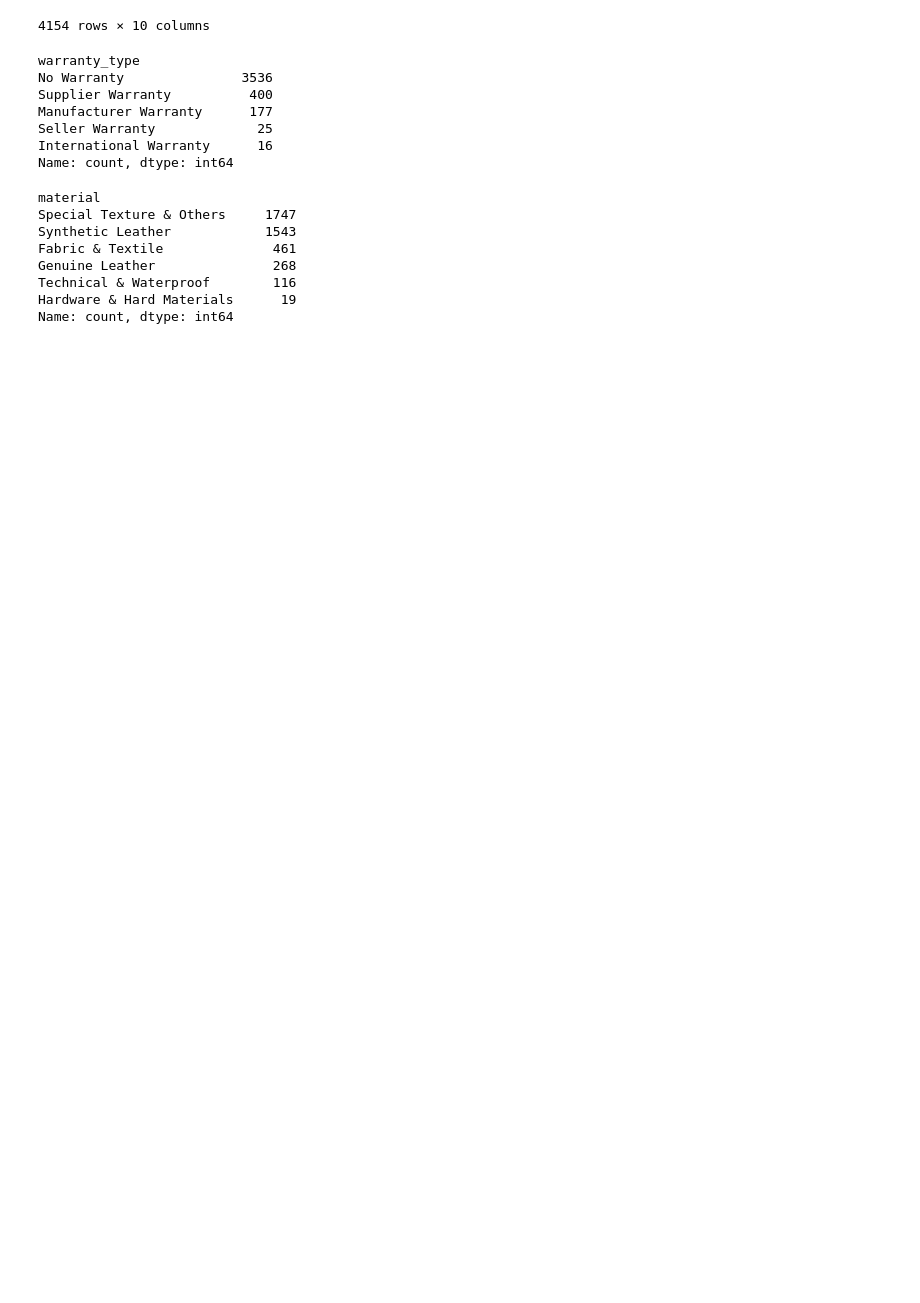
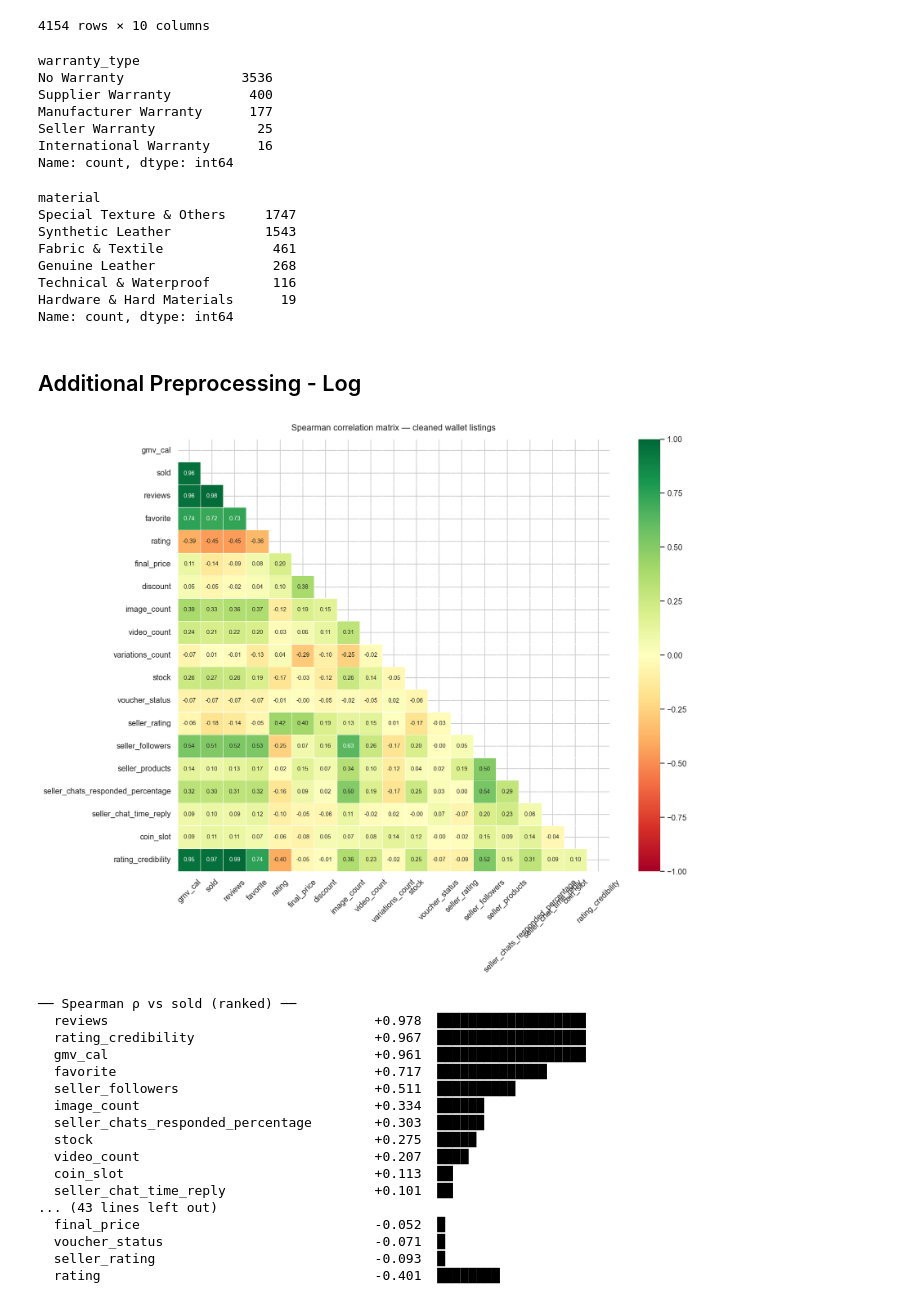
Before and after one commit to claranatalie01/COMP4501-FYP, a Jupyter notebook: angel/01_Dompet_DataAudit.ipynb, the cells around one changed output. Cells and saved outputs as stored; diff of their text form; code cells hidden in the pictures; blank space fills up the shorter version.

Commit message:
eda_angel - corr matrix for pearson n spearman

```diff
--- a/angel/01_Dompet_DataAudit.ipynb
+++ b/angel/01_Dompet_DataAudit.ipynb
@@ -606,3 +607,5 @@ Genuine Leather               268
 Technical & Waterproof        116
 Hardware & Hard Materials      19
 Name: count, dtype: int64
+# %% [markdown]
+## Additional Preprocessing - Log
@@ -608,0 +643,67 @@ Name: count, dtype: int64
+# %%
+# ── Master heatmap — which features correlate with GMV? ──────────
+corr_cols = [
+    'gmv_cal', 'sold', 'reviews', 'favorite', 'rating',
+    'final_price', 'discount', 'image_count', 'video_count',
+    'variations_count', 'stock', 'voucher_status',
+    'seller_rating', 'seller_followers', 'seller_products',
+    'seller_chats_responded_percentage', 'seller_chat_time_reply',
+    'coin_slot', 'rating_credibility',
+]
+
+spearman_mx = audit_df[corr_cols].corr(method='spearman')
+
+fig, ax = plt.subplots(figsize=(14, 11))
+mask = np.triu(np.ones_like(spearman_mx, dtype=bool))
+sns.heatmap(
+    spearman_mx, mask=mask,
+    annot=True, fmt='.2f', annot_kws={'size': 8},
+    cmap='RdYlGn', center=0, vmin=-1, vmax=1,
+    linewidths=0.4, linecolor='white', square=True, ax=ax
+)
+ax.set_title('Spearman correlation matrix — cleaned wallet listings', fontsize=12, pad=12)
+ax.tick_params(axis='x', rotation=45)
+ax.tick_params(axis='y', rotation=0)
+plt.tight_layout()
+plt.show()
+
+sold_corr = spearman_mx['sold'].drop('sold').sort_values(ascending=False)
+print("\n── Spearman ρ vs sold (ranked) ──")
+for feat, val in sold_corr.items():
+    bar  = '█' * int(abs(val) * 20)
+    sign = '+' if val >= 0 else ''
+    print(f"  {feat:40} {sign}{val:.3f}  {bar}")
+
+rating_corr = spearman_mx['rating'].drop('rating').sort_values(ascending=False)
+print("\n── Spearman ρ vs rating (ranked) ──")
+for feat, val in rating_corr.items():
+    bar  = '█' * int(abs(val) * 20)
+    sign = '+' if val >= 0 else ''
+    print(f"  {feat:40} {sign}{val:.3f}  {bar}")
+
+
+rating_cred_corr = spearman_mx['rating_credibility'].drop('rating_credibility').sort_values(ascending=False)
+print("\n── Spearman ρ vs rating_credibility (ranked) ──")
+for feat, val in rating_cred_corr.items():
+    bar  = '█' * int(abs(val) * 20)
+    sign = '+' if val >= 0 else ''
+    print(f"  {feat:40} {sign}{val:.3f}  {bar}")
+# %% [output]
+[figure, added]
+── Spearman ρ vs sold (ranked) ──
+  reviews                                  +0.978  ███████████████████
+  rating_credibility                       +0.967  ███████████████████
+  gmv_cal                                  +0.961  ███████████████████
+  favorite                                 +0.717  ██████████████
+  seller_followers                         +0.511  ██████████
+  image_count                              +0.334  ██████
+  seller_chats_responded_percentage        +0.303  ██████
+  stock                                    +0.275  █████
+  video_count                              +0.207  ████
+  coin_slot                                +0.113  ██
+  seller_chat_time_reply                   +0.101  ██
+... (43 lines left out)
+  final_price                              -0.052  █
+  voucher_status                           -0.071  █
+  seller_rating                            -0.093  █
+  rating                                   -0.401  ████████
```
Also changed, not shown: parts of 5 cells of this notebook.
